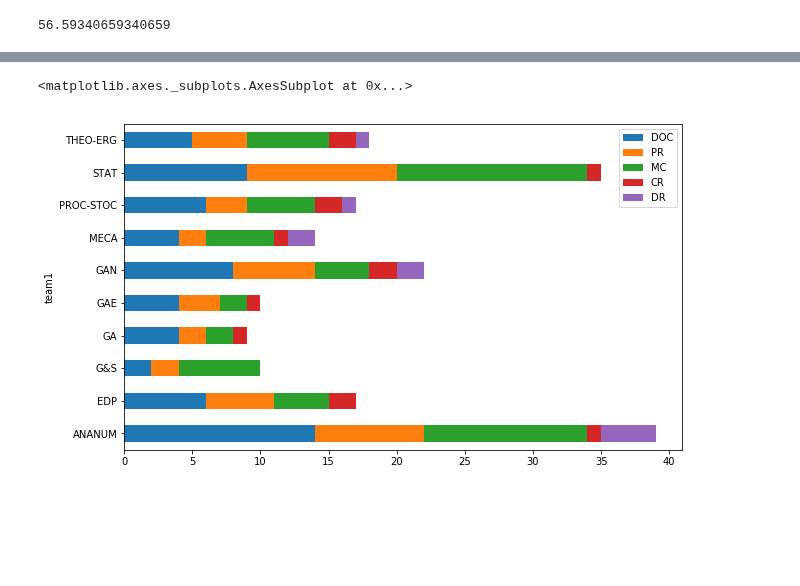
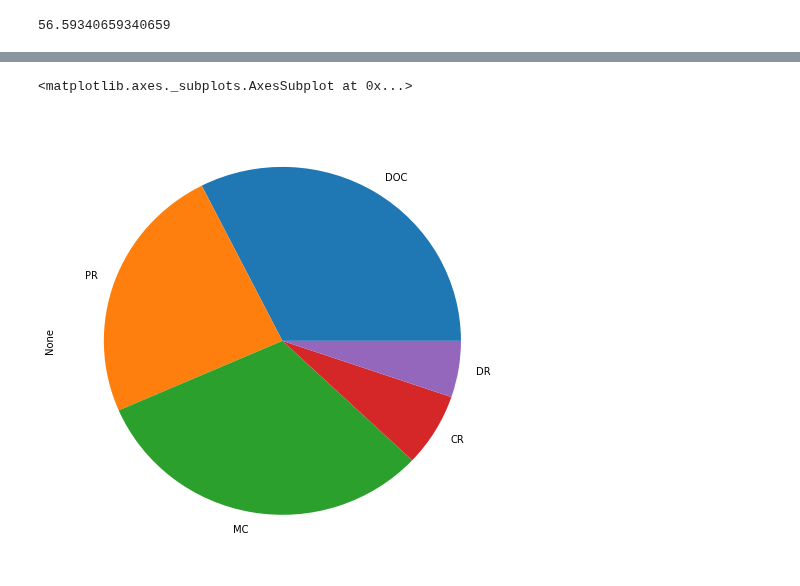
Before and after one commit to pnavaro/math-python, a Jupyter notebook: 14.IRMAR.ipynb, the cells around one changed output, grey strips where cells are left out. Cells and saved outputs as stored; diff of their text form; code cells hidden in the pictures; blank space fills up the shorter version.

Commit message:
Add pie chart examples

```diff
--- a/14.IRMAR.ipynb
+++ b/14.IRMAR.ipynb
@@ -154,8 +134,8 @@ ValueError: labels ['INFO' 'IREM' 'BIBLI' 'ADM'] not contained in axis
 # %%
 import matplotlib.pyplot as plt
 plt.rcParams['figure.figsize'] = (10,6)
-# %%
-res.plot.barh(stacked=True)
-# %% [output]
-<matplotlib.axes._subplots.AxesSubplot at 0x...>
-[figure, removed]
+# %%
+res.sum().plot.pie(figsize=(8, 8))
+# %% [output]
+<matplotlib.axes._subplots.AxesSubplot at 0x...>
+[figure, added]
```
Also changed, not shown: parts of 9 cells of this notebook.
